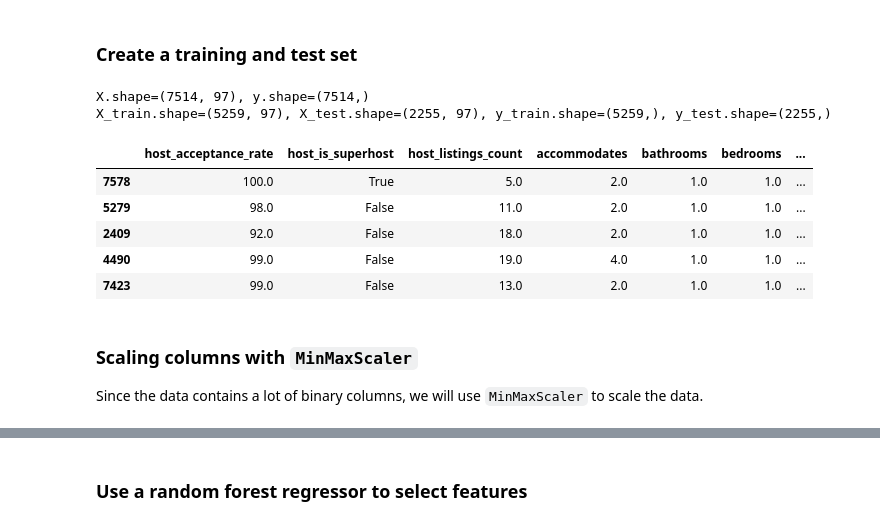
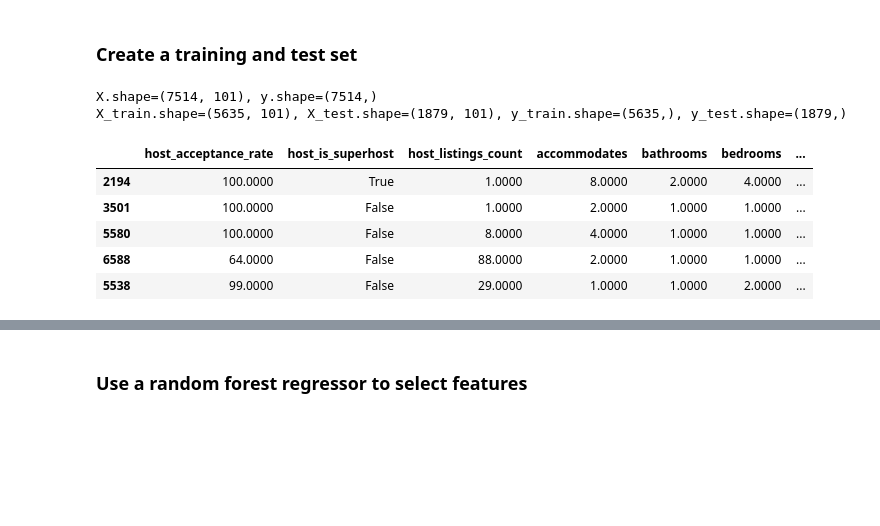
Before and after one commit to rohankumar586/AirBnb_price_predictor, a Jupyter notebook: code_Lakshya.ipynb, the cells around one changed output, grey strips where cells are left out. Drawn from its saved outputs; the diff is of its cells as text; code cells hidden in the pictures; blank space fills up the shorter version.

```diff
--- a/code_Lakshya.ipynb
+++ b/code_Lakshya.ipynb
@@ -1,7 +1,6 @@
 # %% [markdown]
 ## Importing libraries and data
 # %%
-import os
 import pandas as pd
 import numpy as np
 import folium
@@ -16,6 +15,7 @@ sns.set_style("whitegrid")
 sns.set_context("talk")
 
 pd.set_option("display.max_columns", None)
+pd.set_option("display.float_format", lambda x: "%.4f" % x)
 # %%
 city = "montreal"
 # %%
@@ -114,7 +114,7 @@ data_cleaned["bathrooms"] = (
 # Create new column `bathrooms_is_shared` indicating if bathroom is shared or not
 data_cleaned["bathrooms_is_shared"] = data["bathrooms_text"].str.contains(
     "shared", case=False
-)
+).astype(bool)
 # %%
 # Fill NAs for bedrooms with median value of bedrooms by neighbourhood
 data_cleaned["bedrooms"] = data_cleaned.groupby("neighbourhood_cleansed")[
@@ -1007,7 +1006,7 @@ print(f"Shape before dummy encoding: {data_cleaned.shape}")
 
 # Dummy encode categorical columns
 data_cleaned = pd.get_dummies(
-    data_cleaned, columns=data_cleaned.select_dtypes("object").columns, drop_first=True
+    data_cleaned, columns=data_cleaned.select_dtypes("object").columns
 )
 
 print(f"Shape after dummy encoding: {data_cleaned.shape}")
@@ -1027,28 +1026,24 @@ Shape after dummy encoding: (7514, 99)
 # %%
 X = data_cleaned.drop(columns=["price", "log_price"], errors="ignore")
 y = data_cleaned["log_price"]
 
 print(f"{X.shape=}, {y.shape=}")
 
 from sklearn.model_selection import train_test_split
 
 X_train, X_test, y_train, y_test = train_test_split(
-    X, y, train_size=0.7, random_state=6954
+    X, y, train_size=0.75, random_state=6954
 )
 
 print(f"{X_train.shape=}, {X_test.shape=}, {y_train.shape=}, {y_test.shape=}")
 
 X_train.head()
 # %% [output]
-X.shape=(7514, 97), y.shape=(7514,)
-X_train.shape=(5259, 97), X_test.shape=(2255, 97), y_train.shape=(5259,), y_test.shape=(2255,)
+X.shape=(7514, 101), y.shape=(7514,)
+X_train.shape=(5635, 101), X_test.shape=(1879, 101), y_train.shape=(5635,), y_test.shape=(1879,)
 |  | host_acceptance_rate | host_is_superhost | host_listings_count | accommodates | bathrooms | bedrooms | ... |
-| 7578 | 100.0 | True | 5.0 | 2.0 | 1.0 | 1.0 | ... |
-| 5279 | 98.0 | False | 11.0 | 2.0 | 1.0 | 1.0 | ... |
-| 2409 | 92.0 | False | 18.0 | 2.0 | 1.0 | 1.0 | ... |
-| 4490 | 99.0 | False | 19.0 | 4.0 | 1.0 | 1.0 | ... |
-| 7423 | 99.0 | False | 13.0 | 2.0 | 1.0 | 1.0 | ... |
+| 2194 | 100.0000 | True | 1.0000 | 8.0000 | 2.0000 | 4.0000 | ... |
+| 3501 | 100.0000 | False | 1.0000 | 2.0000 | 1.0000 | 1.0000 | ... |
+| 5580 | 100.0000 | False | 8.0000 | 4.0000 | 1.0000 | 1.0000 | ... |
+| 6588 | 64.0000 | False | 88.0000 | 2.0000 | 1.0000 | 1.0000 | ... |
+| 5538 | 99.0000 | False | 29.0000 | 1.0000 | 1.0000 | 2.0000 | ... |
-# %% [markdown]
-### Scaling columns with `MinMaxScaler`
-
-Since the data contains a lot of binary columns, we will use `MinMaxScaler` to scale the data.
```
Also changed, not shown: parts of 47 cells of this notebook, 2 other files.
